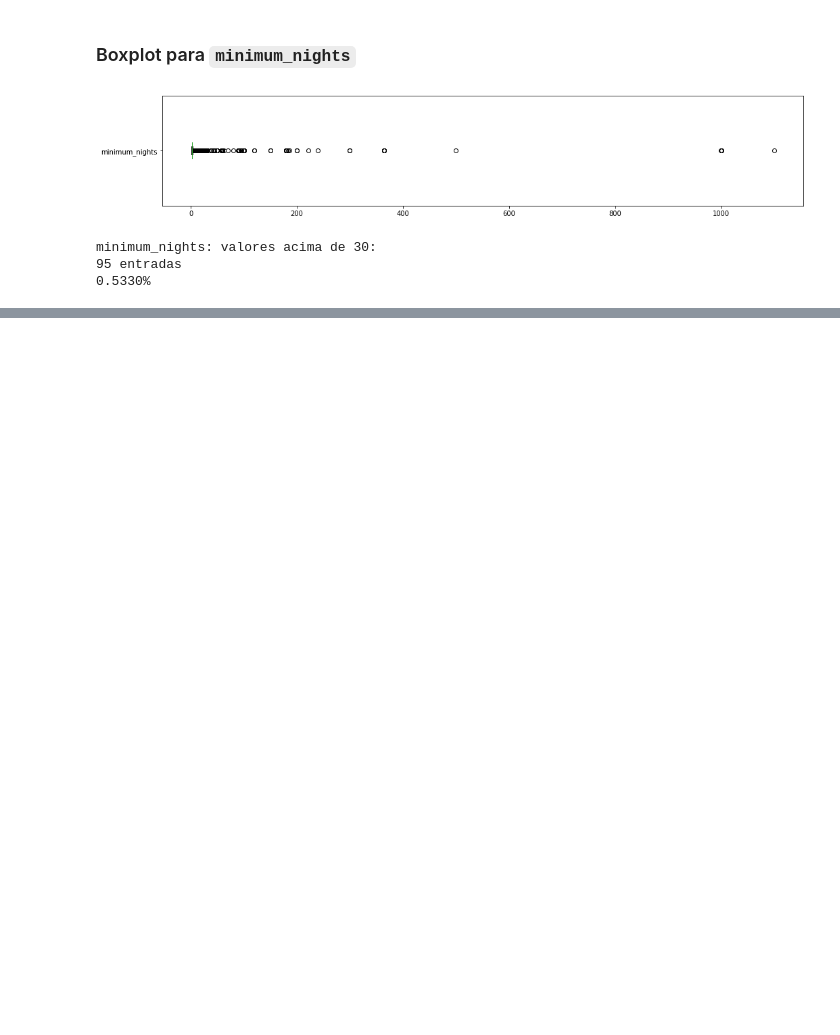
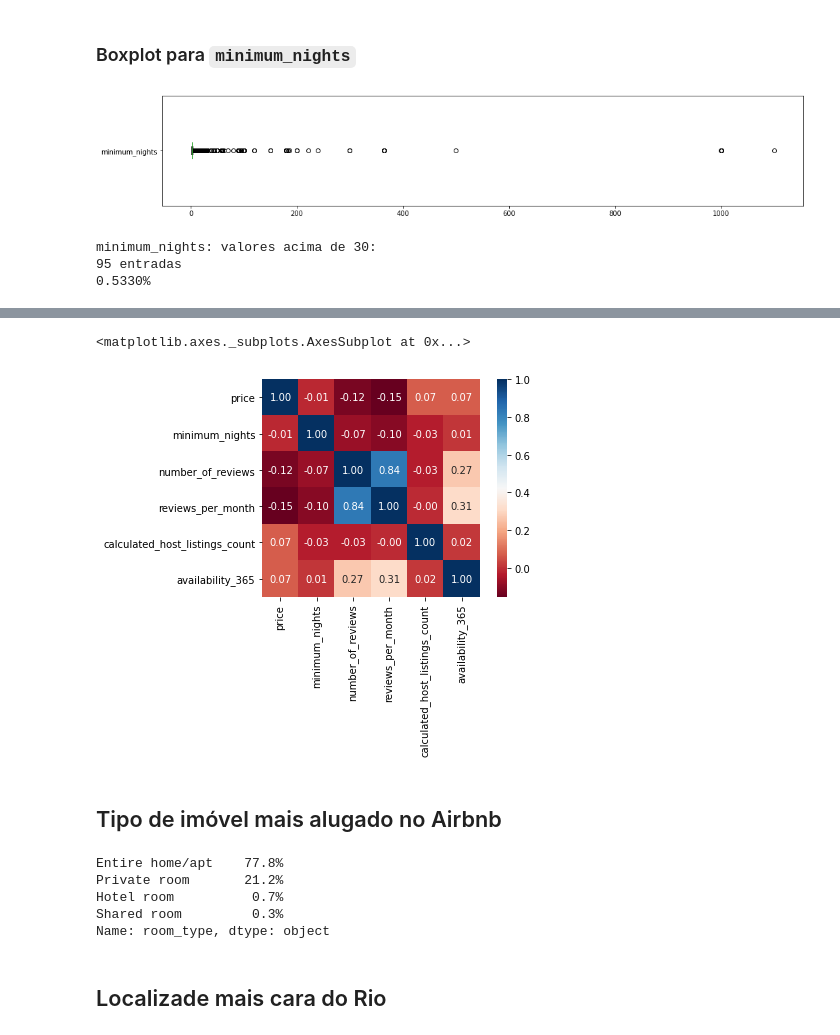
Before and after one commit to feliperromao/datascience-na-pratica, a Jupyter notebook: Análise_de_dados_Airbnb_Rio_de_Janeiro.ipynb, the cells around one changed output, grey strips where cells are left out. Drawn from its saved outputs; the diff is of its cells as text; code cells hidden in the pictures; blank space fills up the shorter version.

```diff
--- a/Análise_de_dados_Airbnb_Rio_de_Janeiro.ipynb
+++ b/Análise_de_dados_Airbnb_Rio_de_Janeiro.ipynb
@@ -111,0 +155,4 @@ plt.show()
+# %%
+corr = df_clean[['price', 'minimum_nights', 'number_of_reviews', 'reviews_per_month', 'calculated_host_listings_count', 'availability_365']].corr()
+
+display(corr)
@@ -111,0 +167,21 @@ plt.show()
+# %%
+sns.heatmap(corr, cmap="RdBu", fmt='.2f',square=True, linecolor='white', annot=True)
+# %% [output]
+<matplotlib.axes._subplots.AxesSubplot at 0x...>
+[figure, added]
+# %% [markdown]
+## Tipo de imóvel mais alugado no Airbnb
+# %%
+# Quantidade
+df_clean.room_type.value_counts()
+
+# Percentual
+df_clean.room_type.value_counts(normalize=True).map('{:.1%}'.format)
+# %% [output]
+Entire home/apt    77.8%
+Private room       21.2%
+Hotel room          0.7%
+Shared room         0.3%
+Name: room_type, dtype: object
+# %% [markdown]
+## Localizade mais cara do Rio
```
Also changed, not shown: parts of 13 cells of this notebook.
